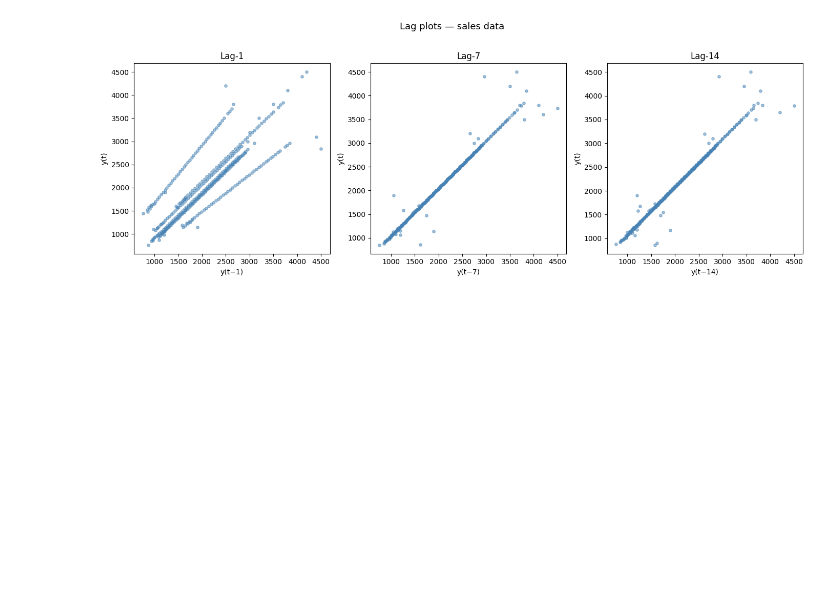
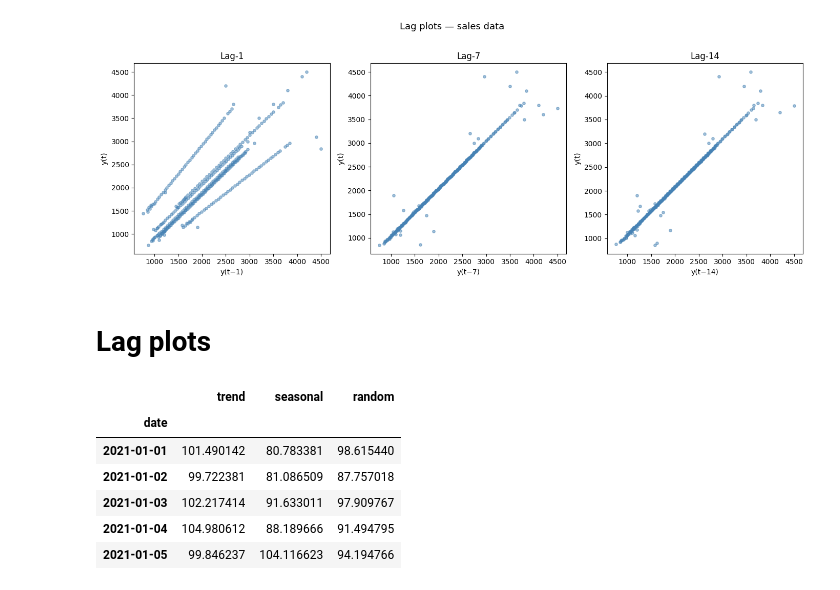
Before and after one commit to MuhammadFanik/Time-Series-for-Machine-Learning-Data-Science, a Jupyter notebook: 1-Time-series-analysis/5-Lag-plots.ipynb, the cells around one changed output. Drawn from its saved outputs; the diff is of its cells as text; code cells hidden in the pictures; blank space fills up the shorter version.

```diff
--- a/1-Time-series-analysis/5-Lag-plots.ipynb
+++ b/1-Time-series-analysis/5-Lag-plots.ipynb
@@ -26,3 +36,5 @@ plt.savefig('lag_plots.png', dpi=150, bbox_inches='tight')
 plt.show()
 # %% [output]
 [figure]
+# %% [markdown]
+# Lag plots
@@ -28,0 +50,4 @@ plt.show()
+# %%
+# Series A: Strong Trend (Non-stationary)
+trend = np.linspace(100, 200, n)
+sales_trend = trend + np.random.normal(0, 3, n)
@@ -28,0 +71,10 @@ plt.show()
+# %%
+df.head()
+# %% [output]
+|  | trend | seasonal | random |
+| date |  |  |  |
+| 2021-01-01 | 101.490142 | 80.783381 | 98.615440 |
+| 2021-01-02 | 99.722381 | 81.086509 | 87.757018 |
+| 2021-01-03 | 102.217414 | 91.633011 | 97.909767 |
+| 2021-01-04 | 104.980612 | 88.189666 | 91.494795 |
+| 2021-01-05 | 99.846237 | 104.116623 | 94.194766 |
```
Also changed, not shown: parts of 7 cells of this notebook.
